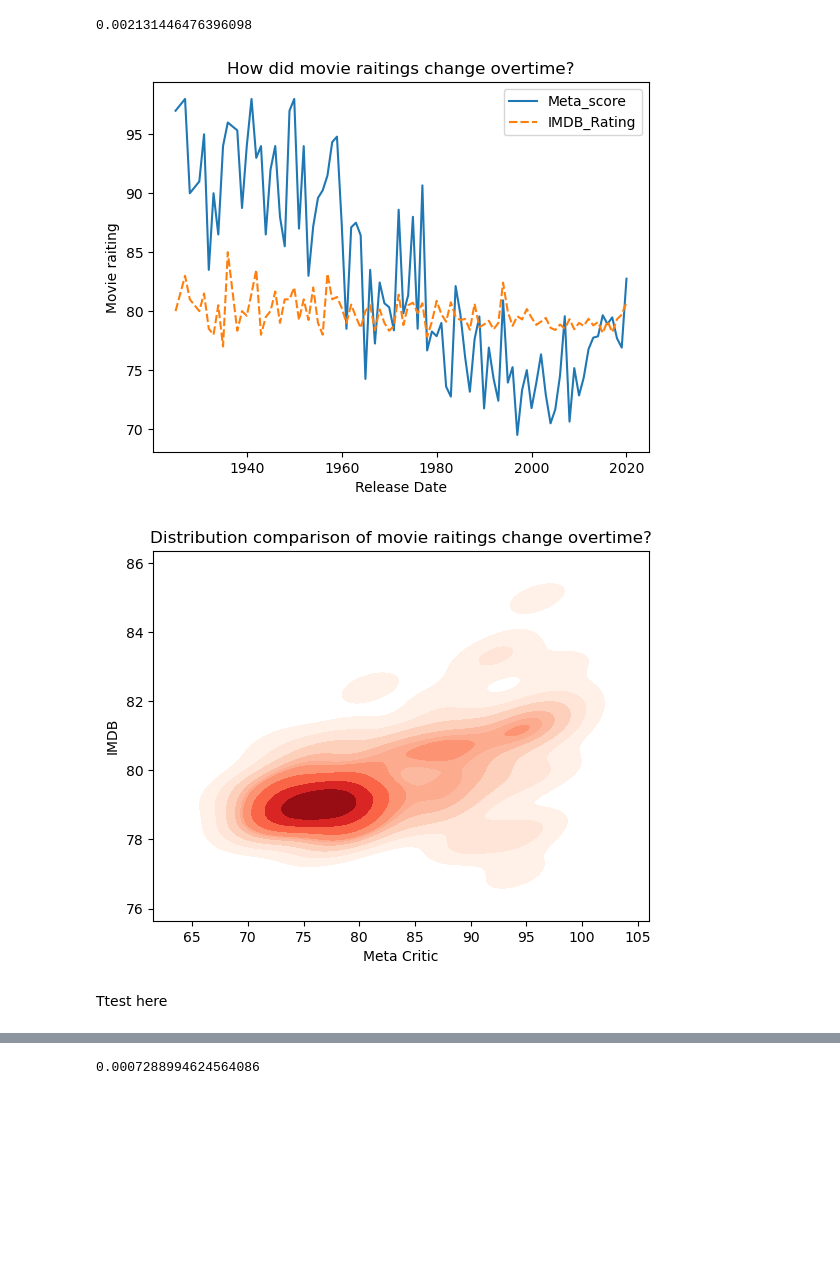
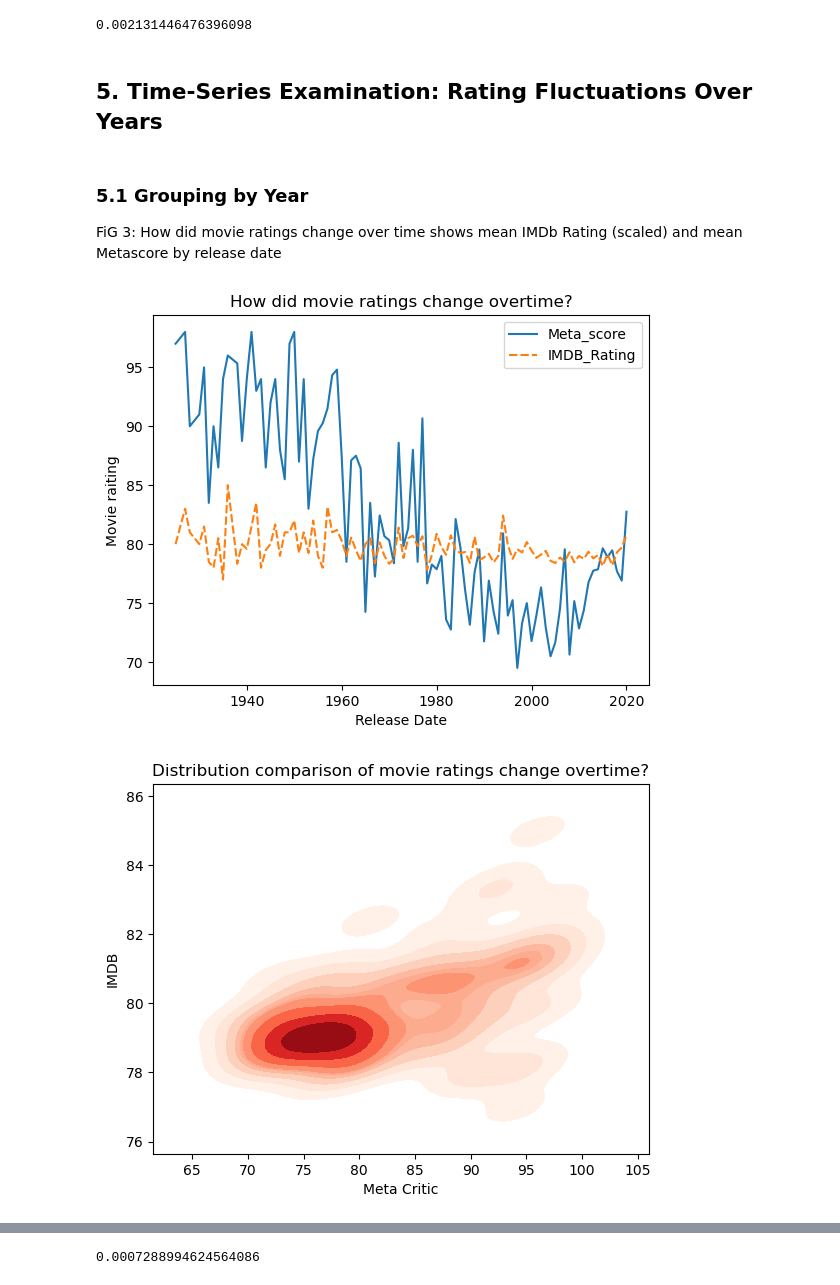
Before and after one commit to Doctor2007/movie_analysis, a Jupyter notebook: main.ipynb, the cells around one changed output, grey strips where cells are left out. Cells and saved outputs as stored; diff of their text form; code cells hidden in the pictures; blank space fills up the shorter version.

```diff
--- a/main.ipynb
+++ b/main.ipynb
@@ -125,27 +183,30 @@ t_test = sp.ttest_ind(critics_score["IMDB_Rating"], critics_score["Meta_score"],
 t_test.pvalue
 # %% [output]
 0.002131446476396098
+# %% [markdown]
+## **5. Time‐Series Examination: Rating Fluctuations Over Years**
+# %% [markdown]
+### **5.1 Grouping by Year**
+FiG 3: How did movie ratings change over time shows mean IMDb Rating (scaled) and mean Metascore by release date
 # %%
 movies_time = pd.concat([meta_score, imdb_score, movies['Released_Year']], axis=1).dropna()
 
 movies_by_year = movies_time.groupby('Released_Year').agg({
 	'Meta_score': 'mean',
 	'IMDB_Rating': 'mean'
 }).reset_index()
 
 movies_by_year = movies_by_year.set_index('Released_Year')
 sns.lineplot(data=movies_by_year)
-plt.title('How did movie raitings change overtime?')
+plt.title('How did movie ratings change overtime?')
 plt.ylabel('Movie raiting')
 plt.xlabel('Release Date')
 plt.show()
-sns.kdeplot(x=movies_by_year.Meta_score, y=movies_by_year.IMDB_Rating, cmap="Reds", fill=True, bw_adjust=0.7)
-plt.title('Distribution comparison of movie raitings change overtime?')
+sns.kdeplot(x=movies_by_year['Meta_score'], y=movies_by_year['IMDB_Rating'], cmap="Reds", fill=True, bw_adjust=0.7)
+plt.title('Distribution comparison of movie ratings change overtime?')
 plt.xlabel('Meta Critic')
 plt.ylabel('IMDB')
 plt.show()
 # %% [output]
-[figure, old version]
+[figure, new version]
-[figure, old version]
+[figure, new version]
-# %% [markdown]
-Ttest here
```
Also changed, not shown: parts of 45 cells of this notebook.
